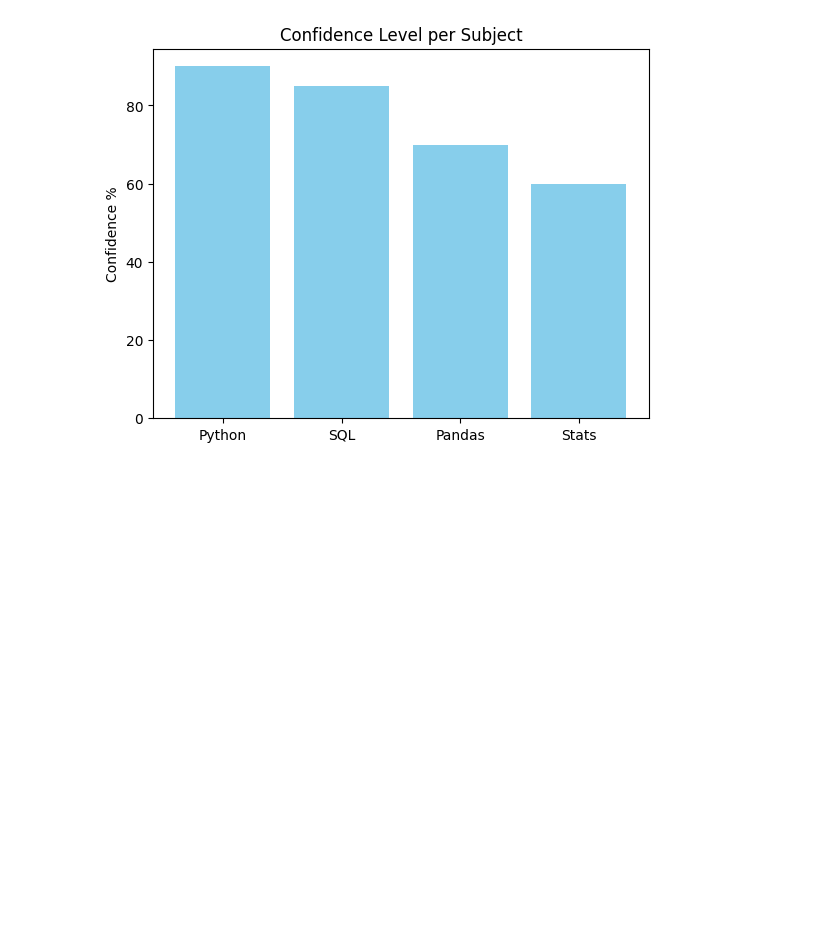
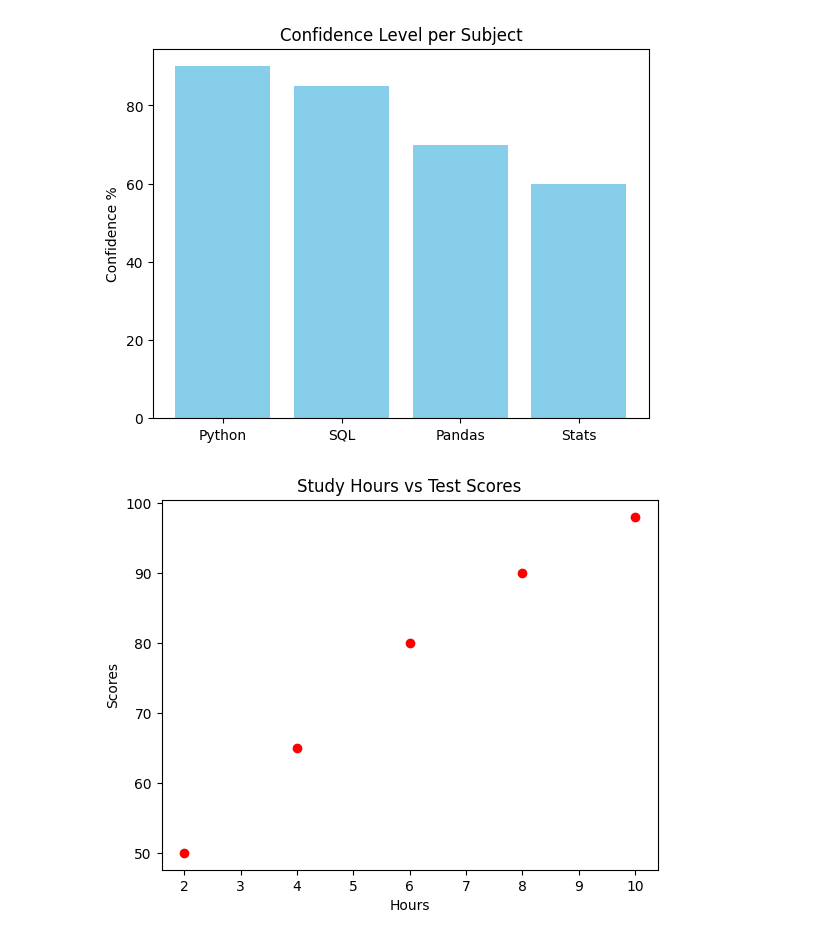
Before and after one commit to ParulDS-Sydney/Google-Python-Solved-queries, a Jupyter notebook: Welcome_To_Colab.ipynb, the cells around one changed output. Cells and saved outputs as stored; diff of their text form; code cells hidden in the pictures; blank space fills up the shorter version.

```diff
--- a/Welcome_To_Colab.ipynb
+++ b/Welcome_To_Colab.ipynb
@@ -215,3 +215,16 @@ plt.ylabel('Confidence %')
 plt.show()
 # %% [output]
 [figure]
+# %%
+#Scatter plot#
+
+hours = [2, 4, 6, 8, 10]
+scores = [50, 65, 80, 90, 98]
+
+plt.scatter(hours, scores, color='red')
+plt.title('Study Hours vs Test Scores')
+plt.xlabel('Hours')
+plt.ylabel('Scores')
+plt.show()
+# %% [output]
+[figure, added]
```
